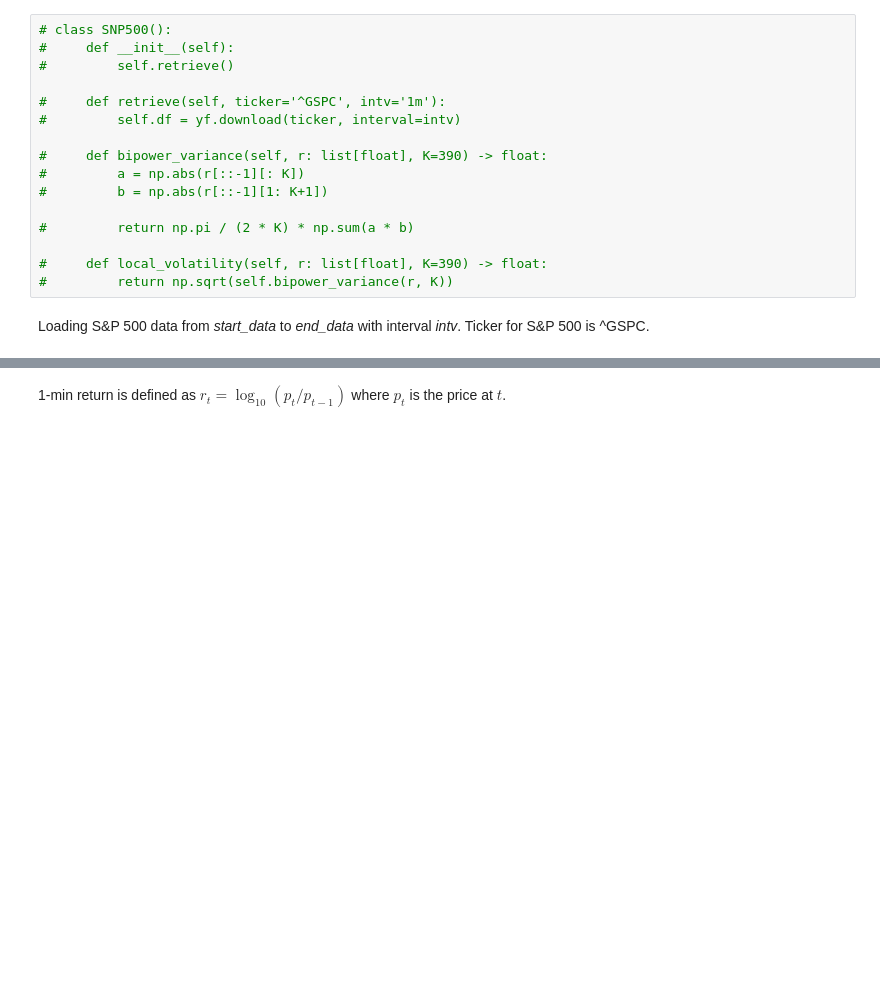
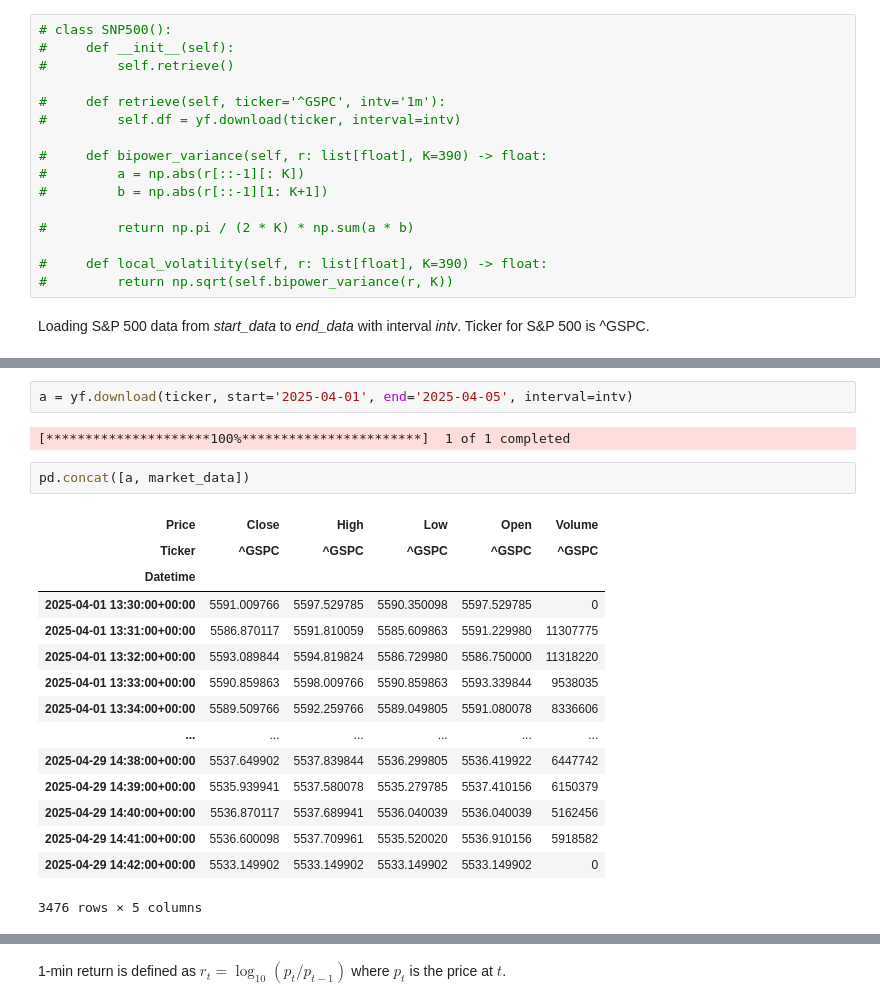
Before and after one commit to hjkim0620/Jump_Detection, a Jupyter notebook: jump_detection.ipynb, the cells around one changed output, grey strips where cells are left out. Saved outputs shown, nothing was run; the diff lists cells and outputs as text; blank space fills up the shorter version.

```diff
--- a/jump_detection.ipynb
+++ b/jump_detection.ipynb
@@ -35,0 +35,22 @@ YF.download() has changed argument auto_adjust default to True
+# %%
+a = yf.download(ticker, start='2025-04-01', end='2025-04-05', interval=intv)
+# %% [output]
+[*********************100%***********************]  1 of 1 completed
+# %%
+pd.concat([a, market_data])
+# %% [output]
+| Price | Close | High | Low | Open | Volume |
+| Ticker | ^GSPC | ^GSPC | ^GSPC | ^GSPC | ^GSPC |
+| Datetime |  |  |  |  |  |
+| 2025-04-01 13:30:00+00:00 | 5591.009766 | 5597.529785 | 5590.350098 | 5597.529785 | 0 |
+| 2025-04-01 13:31:00+00:00 | 5586.870117 | 5591.810059 | 5585.609863 | 5591.229980 | 11307775 |
+| 2025-04-01 13:32:00+00:00 | 5593.089844 | 5594.819824 | 5586.729980 | 5586.750000 | 11318220 |
+| 2025-04-01 13:33:00+00:00 | 5590.859863 | 5598.009766 | 5590.859863 | 5593.339844 | 9538035 |
+| 2025-04-01 13:34:00+00:00 | 5589.509766 | 5592.259766 | 5589.049805 | 5591.080078 | 8336606 |
+| ... | ... | ... | ... | ... | ... |
+| 2025-04-29 14:38:00+00:00 | 5537.649902 | 5537.839844 | 5536.299805 | 5536.419922 | 6447742 |
+| 2025-04-29 14:39:00+00:00 | 5535.939941 | 5537.580078 | 5535.279785 | 5537.410156 | 6150379 |
+| 2025-04-29 14:40:00+00:00 | 5536.870117 | 5537.689941 | 5536.040039 | 5536.040039 | 5162456 |
+| 2025-04-29 14:41:00+00:00 | 5536.600098 | 5537.709961 | 5535.520020 | 5536.910156 | 5918582 |
+| 2025-04-29 14:42:00+00:00 | 5533.149902 | 5533.149902 | 5533.149902 | 5533.149902 | 0 |
+3476 rows × 5 columns
```
Also changed, not shown: parts of 14 cells of this notebook, 1 other file.
